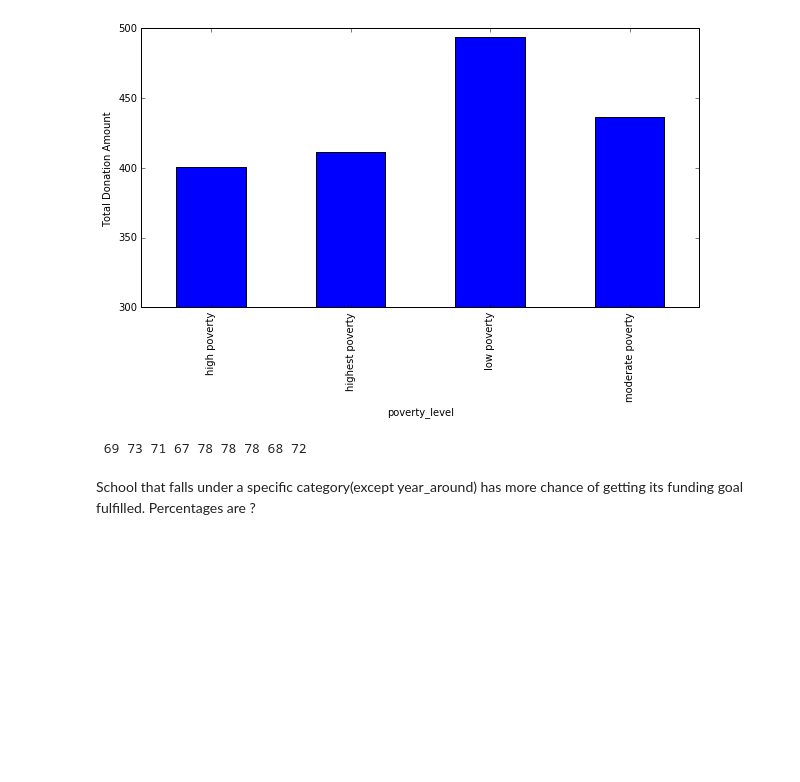
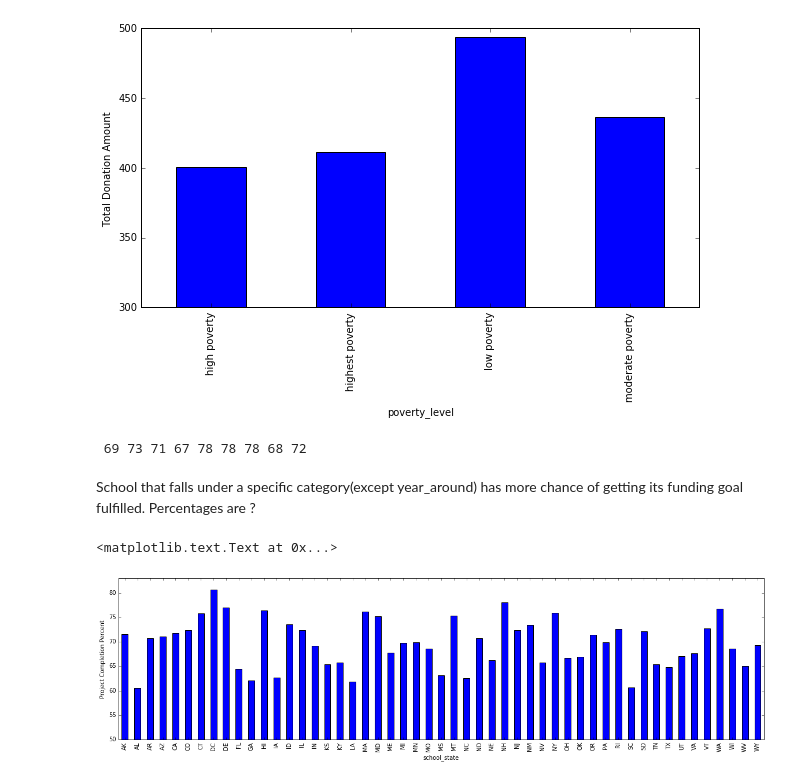
Before and after one commit to Naveed1842/data-science-intensive-2, a Jupyter notebook: Donor-Choose-Project/ProjectsOnly_DataExploration.ipynb, the cells around one changed output. Drawn from its saved outputs; the diff is of its cells as text; code cells hidden in the pictures; blank space fills up the shorter version.

Commit message:
Adding 1 more plot

```diff
--- a/Donor-Choose-Project/ProjectsOnly_DataExploration.ipynb
+++ b/Donor-Choose-Project/ProjectsOnly_DataExploration.ipynb
@@ -184,3 +184,15 @@ print p_p,p1_p,p2_p,p3_p,p4_p,p5_p,p6_p,p7_p,p8_p
  69 73 71 67 78 78 78 68 72
 # %% [markdown]
 School that falls under a specific category(except year_around) has more chance of getting its funding goal fulfilled. Percentages are ?
+# %%
+p = p[p.school_state != 'La']
+p1 = p.groupby(by='school_state')['_schoolid']
+p2 = p[p.funding_status == 'completed']
+p2 = p2.groupby(by='school_state')['_schoolid']
+a = 100*p2.count()/p1.count()
+a = a.sort_index()
+ax = a.plot(kind='bar',figsize=(20,5),ylim=(50,83))
+ax.set_ylabel("Project Completion Percent")
+# %% [output]
+<matplotlib.text.Text at 0x...>
+[figure, added]
```
